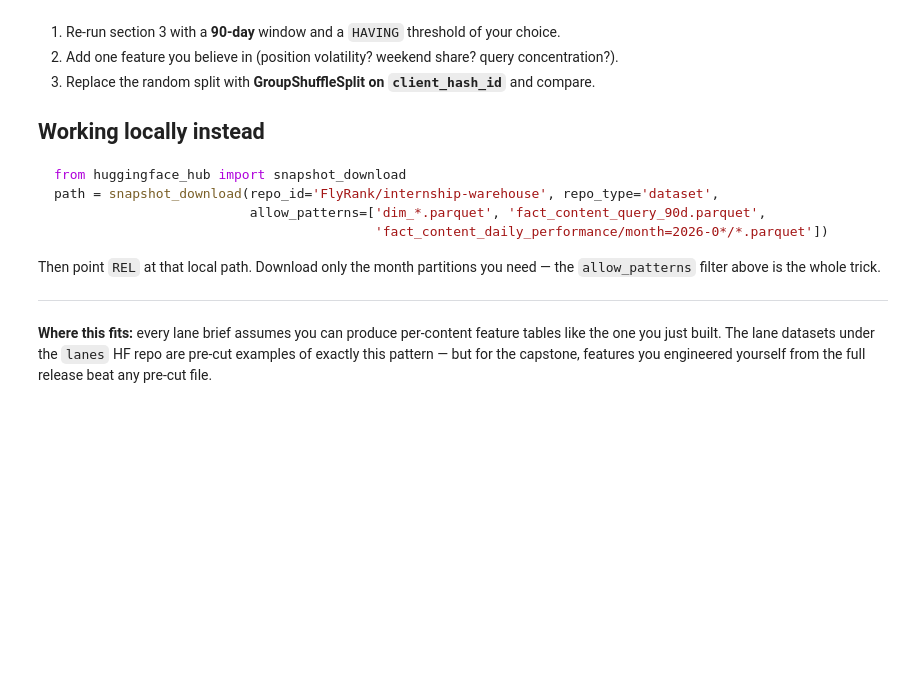
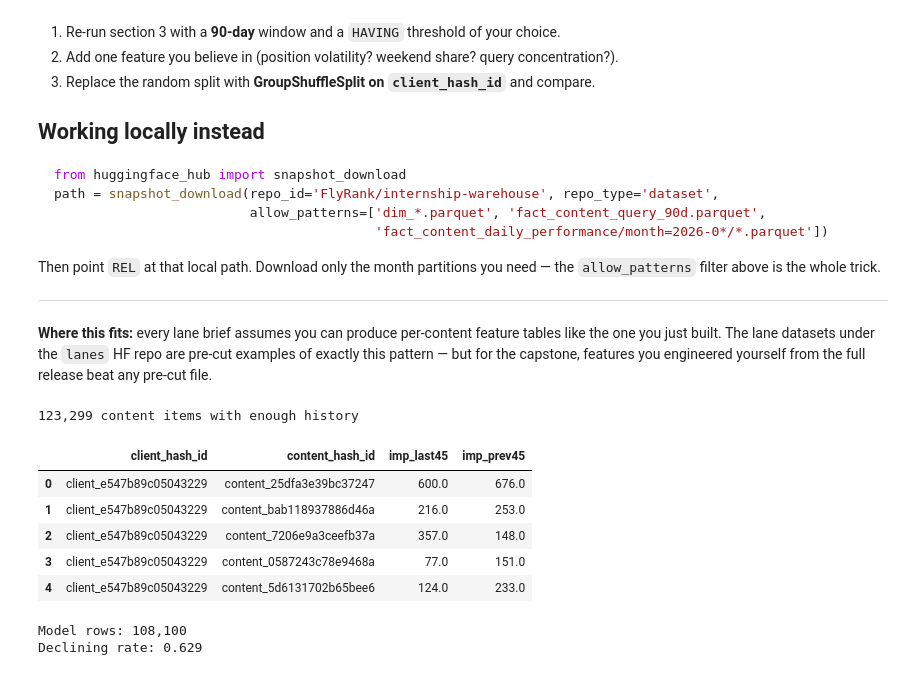
Before and after one commit to Fatima8211/ML_Internship, a Jupyter notebook: notebooks/03_working_with_the_full_release.ipynb, the cells around one changed output. Cells and saved outputs as stored; diff of their text form; code cells hidden in the pictures; blank space fills up the shorter version.

```diff
--- a/notebooks/03_working_with_the_full_release.ipynb
+++ b/notebooks/03_working_with_the_full_release.ipynb
@@ -181,3 +226,79 @@ Then point `REL` at that local path. Download only the month partitions you need
 the one you just built. The lane datasets under the `lanes` HF repo are pre-cut examples of
 exactly this pattern — but for the capstone, features you engineered yourself from the full
 release beat any pre-cut file.
+# %%
+# Re-run section 3 with a 90-day window and a HAVING threshold of your choice.
+features_90d = con.sql(f"""
+    WITH bounds AS (
+        SELECT MAX(report_date) AS end_d FROM {TABLES['fact_daily']}
+    ),
+    windowed AS (
+        SELECT
+            f.client_hash_id,
+            f.content_hash_id,
+
+            SUM(
+                CASE
+                    WHEN f.report_date > b.end_d - INTERVAL 45 DAY
+                    THEN f.gsc_impressions ELSE 0
+                END
+            ) AS imp_last45,
+
+            SUM(
+                CASE
+                    WHEN f.report_date <= b.end_d - INTERVAL 45 DAY
+                    THEN f.gsc_impressions ELSE 0
+                END
+            ) AS imp_prev45
+
+        FROM {TABLES['fact_daily']} f, bounds b
+
+        WHERE f.report_date > b.end_d - INTERVAL 90 DAY
+
+        GROUP BY 1, 2
+
+        HAVING imp_prev45 >= 100
+    )
+
+    SELECT * FROM windowed
+""").df()
+
+print(f"{len(features_90d):,} content items with enough history")
+features_90d.head()
+# %% [output]
+123,299 content items with enough history
+|  | client_hash_id | content_hash_id | imp_last45 | imp_prev45 |
+| 0 | client_e547b89c05043229 | content_25dfa3e39bc37247 | 600.0 | 676.0 |
+| 1 | client_e547b89c05043229 | content_bab118937886d46a | 216.0 | 253.0 |
+| 2 | client_e547b89c05043229 | content_7206e9a3ceefb37a | 357.0 | 148.0 |
+| 3 | client_e547b89c05043229 | content_0587243c78e9468a | 77.0 | 151.0 |
+| 4 | client_e547b89c05043229 | content_5d6131702b65bee6 | 124.0 | 233.0 |
+# %%
+# Merge 90-day momentum features with query-level signals
+data_90d = features_90d.merge(
+    qsignals,
+    on="content_hash_id",
+    how="left"
+)
+
+# Create the decline label
+data_90d["is_declining"] = (
+    data_90d["imp_last45"] < 0.8 * data_90d["imp_prev45"]
+).astype(int)
+
+# Features including the extra query-concentration signal
+feature_cols_90d = [
+    "imp_prev45",
+    "visible_queries",
+    "rare_share",
+    "anon_share",
+    "top_query_share"
+]
+
+model_data_90d = data_90d.dropna(subset=feature_cols_90d)
+
+print(f"Model rows: {len(model_data_90d):,}")
+print(f"Declining rate: {model_data_90d['is_declining'].mean():.3f}")
+# %% [output]
+Model rows: 108,100
+Declining rate: 0.629
```
Also changed, not shown: parts of 6 cells of this notebook.
